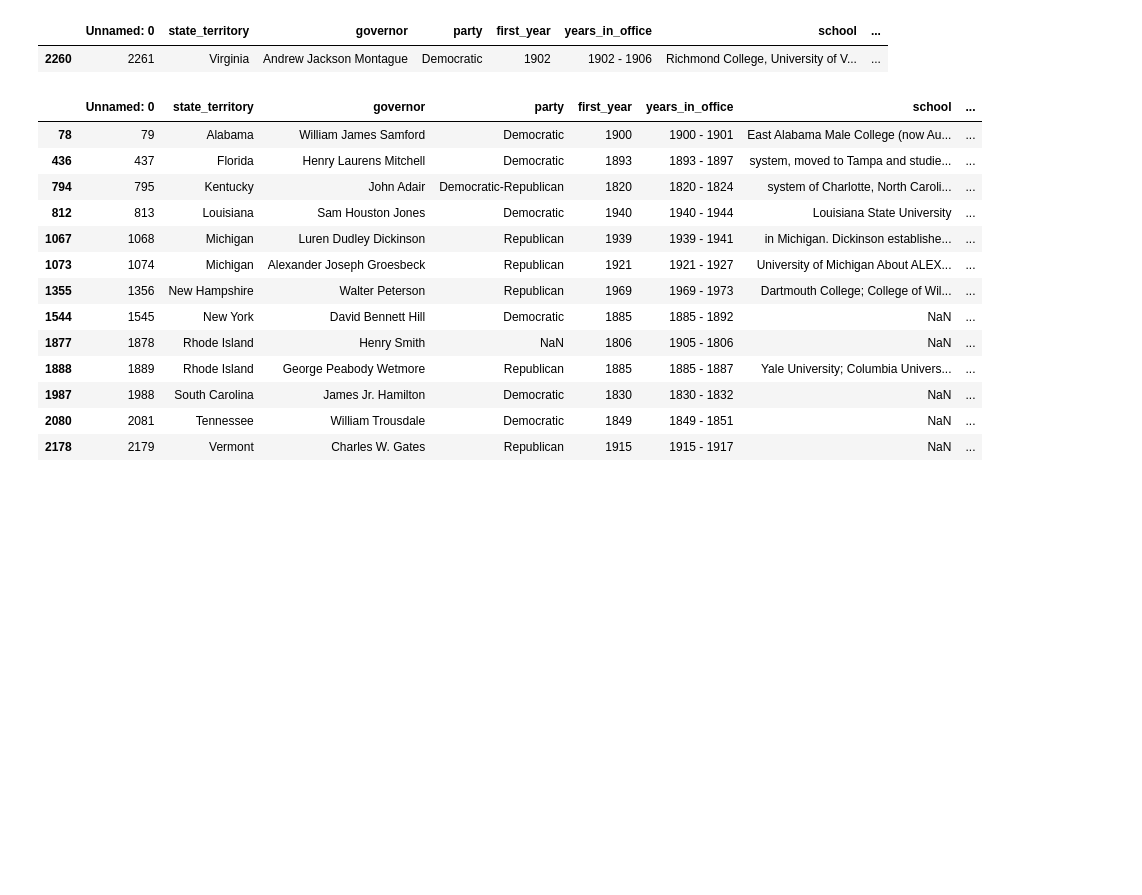
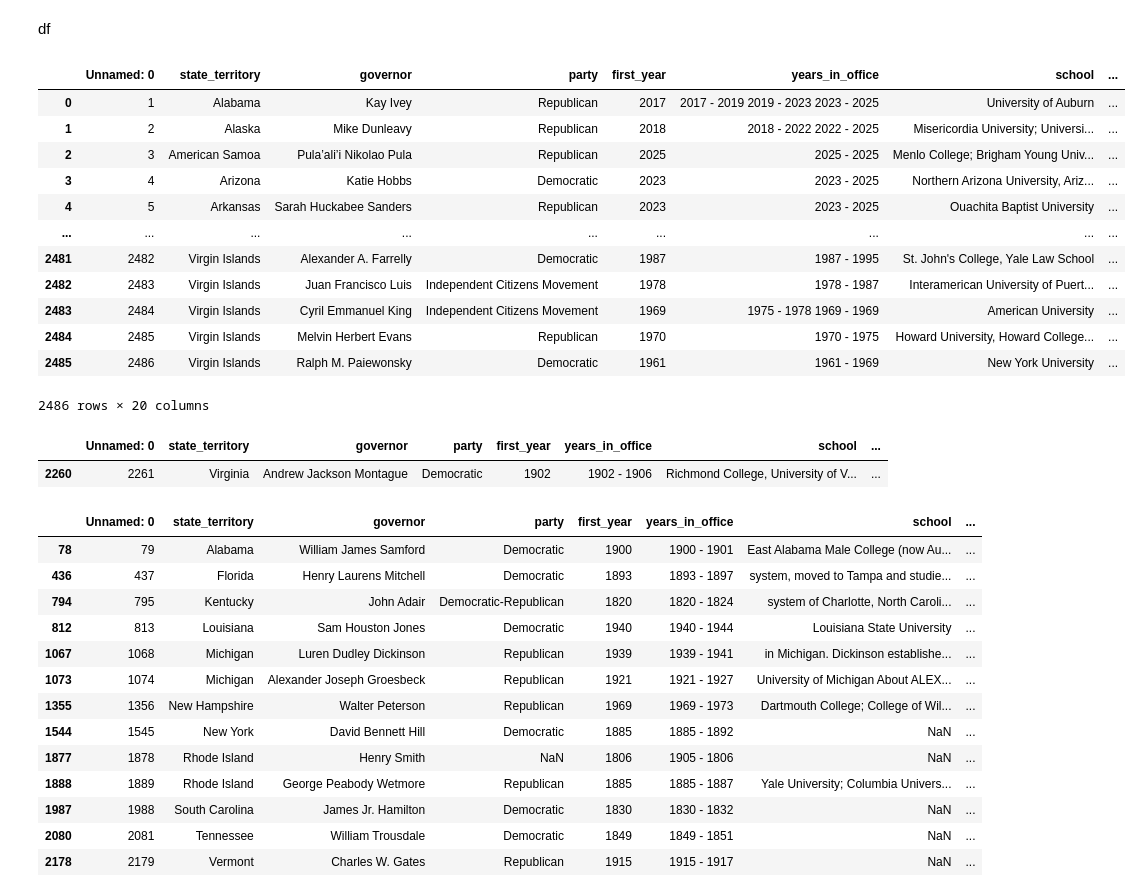
Before and after one commit to melaniewalsh/responsible-datasets-in-context, a Jupyter notebook: datasets/gubernatorial-bios/data_cleanup.ipynb, the cells around one changed output. Drawn from its saved outputs; the diff is of its cells as text; code cells hidden in the pictures; blank space fills up the shorter version.

```diff
--- a/datasets/gubernatorial-bios/data_cleanup.ipynb
+++ b/datasets/gubernatorial-bios/data_cleanup.ipynb
@@ -4,6 +4,24 @@ import numpy as np
 import regex as re
 # %%
 df = pd.read_csv('gubernatorial_bios.csv')
+# %% [markdown]
+df
+# %%
+df
+# %% [output]
+|  | Unnamed: 0 | state_territory | governor | party | first_year | years_in_office | school | ... |
+| 0 | 1 | Alabama | Kay Ivey | Republican | 2017 | 2017 - 2019 2019 - 2023 2023 - 2025 | University of Auburn | ... |
+| 1 | 2 | Alaska | Mike Dunleavy | Republican | 2018 | 2018 - 2022 2022 - 2025 | Misericordia University; Universi... | ... |
+| 2 | 3 | American Samoa | Pula’ali’i Nikolao Pula | Republican | 2025 | 2025 - 2025 | Menlo College; Brigham Young Univ... | ... |
+| 3 | 4 | Arizona | Katie Hobbs | Democratic | 2023 | 2023 - 2025 | Northern Arizona University, Ariz... | ... |
+| 4 | 5 | Arkansas | Sarah Huckabee Sanders | Republican | 2023 | 2023 - 2025 | Ouachita Baptist University | ... |
+| ... | ... | ... | ... | ... | ... | ... | ... | ... |
+| 2481 | 2482 | Virgin Islands | Alexander A. Farrelly | Democratic | 1987 | 1987 - 1995 | St. John's College, Yale Law School | ... |
+| 2482 | 2483 | Virgin Islands | Juan Francisco Luis | Independent Citizens Movement | 1978 | 1978 - 1987 | Interamerican University of Puert... | ... |
+| 2483 | 2484 | Virgin Islands | Cyril Emmanuel King | Independent Citizens Movement | 1969 | 1975 - 1978 1969 - 1969 | American University | ... |
+| 2484 | 2485 | Virgin Islands | Melvin Herbert Evans | Republican | 1970 | 1970 - 1975 | Howard University, Howard College... | ... |
+| 2485 | 2486 | Virgin Islands | Ralph M. Paiewonsky | Democratic | 1961 | 1961 - 1969 | New York University | ... |
+2486 rows × 20 columns
 # %%
 import pandas as pd
 import numpy as np
```
Also changed, not shown: parts of 2 cells of this notebook, 20 other files.
